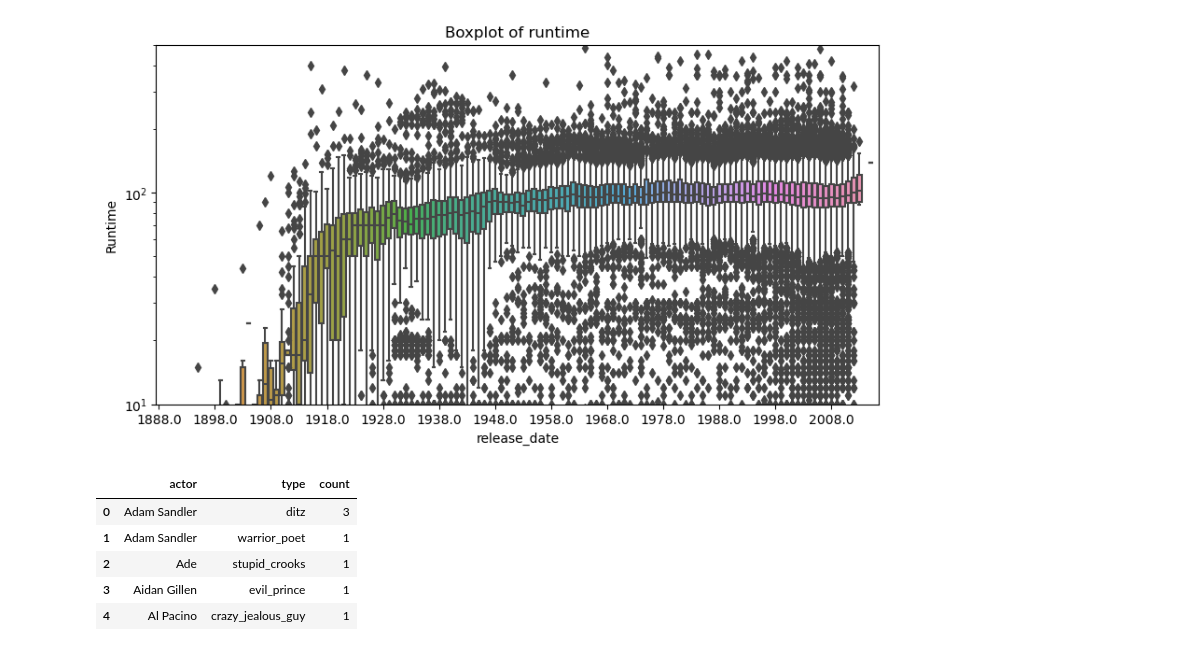
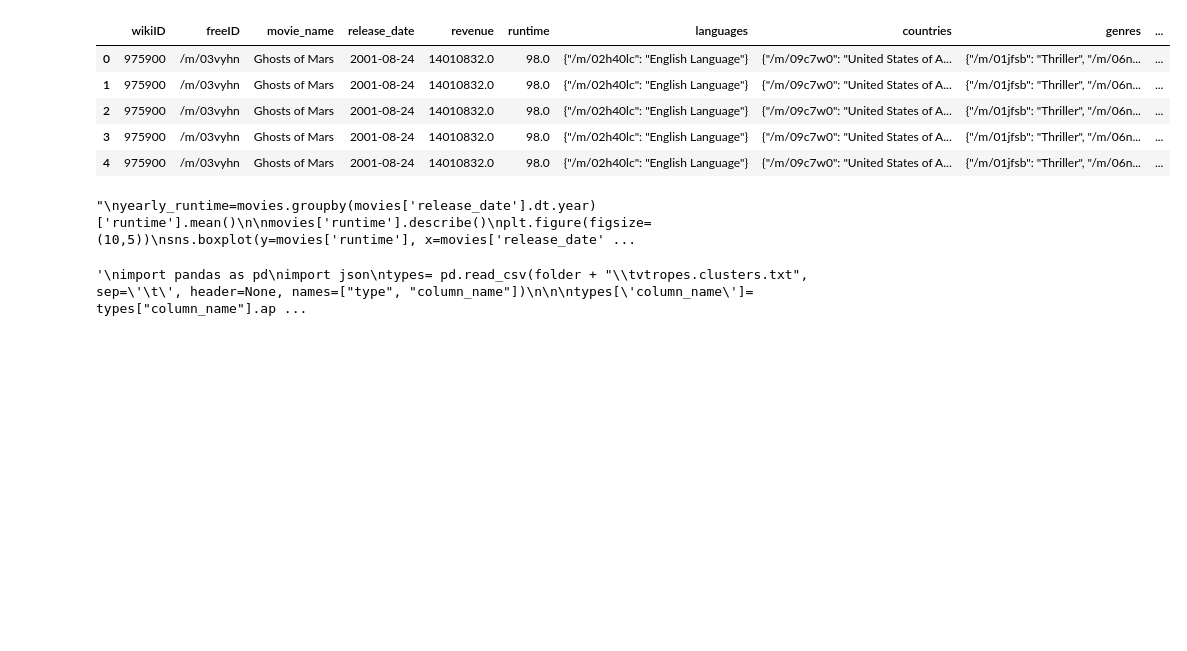
Before and after one commit to epfl-ada/ada-2023-project-pinacolada, a Jupyter notebook: P2.ipynb, the cells around one changed output. Drawn from its saved outputs; the diff is of its cells as text; code cells hidden in the pictures; blank space fills up the shorter version.

```diff
--- a/P2.ipynb
+++ b/P2.ipynb
@@ -89,0 +116,5 @@ array([nan, '/m/044038p', '/m/0x67', '/m/064b9n', '/m/07bch9',
+# %%
+# read the csv file where we decode the ethnicities ID
+ethnicity_decode = pd.read_csv(folder_add + "\\ethnicity.csv",sep=',')
+ethnicity_decode.columns= ['ethnicity_code', 'ethnicity_name']
+ethnicity_decode.head()
@@ -90,4 +128,16 @@ array([nan, '/m/044038p', '/m/0x67', '/m/064b9n', '/m/07bch9',
+# %%
+# merging the two dataframes
+movies_characters_eth= pd.merge(movies_characters, ethnicity_decode, how='left', left_on=['ethnicity_code'], right_on=['ethnicity_code'])
+movies_characters_eth.head()
+# %% [output]
+|  | wikiID | freeID | movie_name | release_date | revenue | runtime | languages | countries | genres | ... |
+| 0 | 975900 | /m/03vyhn | Ghosts of Mars | 2001-08-24 | 14010832.0 | 98.0 | {"/m/02h40lc": "English Language"} | {"/m/09c7w0": "United States of A... | {"/m/01jfsb": "Thriller", "/m/06n... | ... |
+| 1 | 975900 | /m/03vyhn | Ghosts of Mars | 2001-08-24 | 14010832.0 | 98.0 | {"/m/02h40lc": "English Language"} | {"/m/09c7w0": "United States of A... | {"/m/01jfsb": "Thriller", "/m/06n... | ... |
+| 2 | 975900 | /m/03vyhn | Ghosts of Mars | 2001-08-24 | 14010832.0 | 98.0 | {"/m/02h40lc": "English Language"} | {"/m/09c7w0": "United States of A... | {"/m/01jfsb": "Thriller", "/m/06n... | ... |
+| 3 | 975900 | /m/03vyhn | Ghosts of Mars | 2001-08-24 | 14010832.0 | 98.0 | {"/m/02h40lc": "English Language"} | {"/m/09c7w0": "United States of A... | {"/m/01jfsb": "Thriller", "/m/06n... | ... |
+| 4 | 975900 | /m/03vyhn | Ghosts of Mars | 2001-08-24 | 14010832.0 | 98.0 | {"/m/02h40lc": "English Language"} | {"/m/09c7w0": "United States of A... | {"/m/01jfsb": "Thriller", "/m/06n... | ... |
 # %%
+'''
 yearly_runtime=movies.groupby(movies['release_date'].dt.year)['runtime'].mean()
 
 movies['runtime'].describe()
@@ -99,9 +149,13 @@ plt.xticks(np.arange(0, len(yearly_movies), 10))
 plt.ylabel('Runtime')
 plt.title('Boxplot of runtime')
 plt.show()
+
+'''
 # %% [output]
-[figure, removed]
+"\nyearly_runtime=movies.groupby(movies['release_date'].dt.year)['runtime'].mean()\n\nmovies['runtime'].describe()\nplt.figure(figsize=(10,5))\nsns.boxplot(y=movies['runtime'], x=movies['release_date' ...
 # %%
+
+'''
 import pandas as pd
 import json
 types= pd.read_csv(folder + "\\tvtropes.clusters.txt", sep='\t', header=None, names=["type", "column_name"])
@@ -119,11 +173,7 @@ types_new.head()
 
 typecast= types_new.groupby(['actor', 'type'])['movie'].count().reset_index(name='count')
 typecast.head()
+'''
 # %% [output]
-|  | actor | type | count |
-| 0 | Adam Sandler | ditz | 3 |
-| 1 | Adam Sandler | warrior_poet | 1 |
-| 2 | Ade | stupid_crooks | 1 |
-| 3 | Aidan Gillen | evil_prince | 1 |
-| 4 | Al Pacino | crazy_jealous_guy | 1 |
+'\nimport pandas as pd\nimport json\ntypes= pd.read_csv(folder + "\\tvtropes.clusters.txt", sep=\'\t\', header=None, names=["type", "column_name"])\n\n\ntypes[\'column_name\']= types["column_name"].ap ...
 # %%
```
Also changed, not shown: parts of 20 cells of this notebook.
